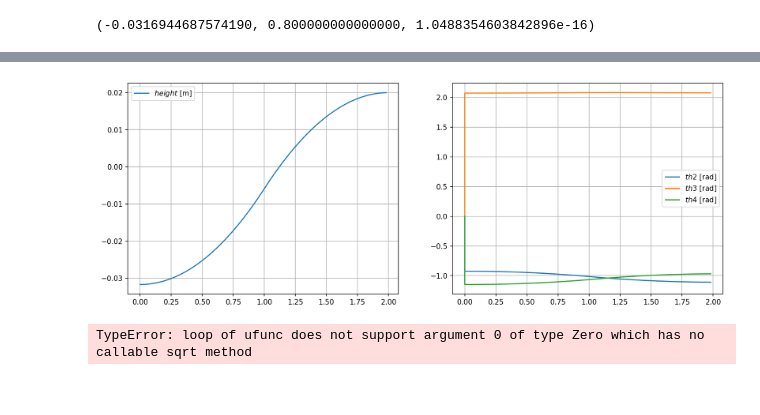
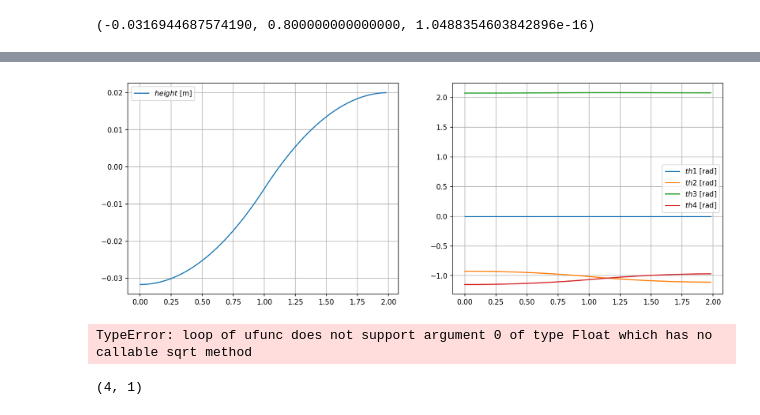
Before and after one commit to ssc166/joint_control, a Jupyter notebook: src/control_1/IK.ipynb, the cells around one changed output, grey strips where cells are left out. Drawn from its saved outputs; the diff is of its cells as text; code cells hidden in the pictures.

```diff
--- a/src/control_1/IK.ipynb
+++ b/src/control_1/IK.ipynb
@@ -88,8 +88,8 @@ def get_deg(h):
     q3 = theta_3-q1-q2
     q4 = -(q2+q3)
 
-    # thetalistd = np.array([q1, q2, q3,q4])
-    return q1, q2, q3, q4, h
+    thetalistd = np.array([q1, q2, q3,q4])
+    return thetalistd, h
 # %%
 def get_end_point(q1, q2, q3, q4):
     m1 = 2.486 + 0.3
@@ -130,14 +130,14 @@ def get_end_point(q1, q2, q3, q4):
     theta_P = np.arctan(float(x_com)/float(z_com))
     return x,z, theta_P
 # %%
-q1, q2, q3, q4, h = get_deg(0.8)
+thetalistd, h = get_deg(0.8)
 # %%
 x,z, theta_P = get_end_point(q1, q2, q3, q4)
 x,z, theta_P
 # %% [output]
 (-0.0316944687574190, 0.800000000000000, 1.0488354603842896e-16)
 # %%
-def horizon_traj(h_cur, horizon_cur, horizon_end):
+def horizon_traj(h_cur, horizon_cur, horizon_end, thetalistd):
     time, traj = utils.Trapezoidal_Traj_Gen_Given_Amax_and_T(1,2,0.03)
     horizon_path = utils.Path_Gen(horizon_cur, horizon_end, traj[:,0])
     m1 = 2.486 + 0.3
@@ -156,9 +156,9 @@ def horizon_traj(h_cur, horizon_cur, horizon_end):
 
     h = h_cur
     q1list = np.array([0])
-    q2list = np.array([0])
-    q3list = np.array([0])
-    q4list = np.array([0])
+    q2list = np.array([thetalistd[1]])
+    q3list = np.array([thetalistd[2]])
+    q4list = np.array([thetalistd[3]])
 
     for i in range(0, len(time)-1):
 
@@ -190,4 +190,4 @@ def horizon_traj(h_cur, horizon_cur, horizon_end):
 
     return q1list, q2list, q3list, q4list
 # %%
-q1list, q2list,q3list, q4list= horizon_traj(h, x, 0.02)
+q1list, q2list,q3list, q4list= horizon_traj(h, x, 0.02, thetalistd)
@@ -194,24 +214,24 @@ q1list, q2list,q3list, q4list= horizon_traj(h, x, 0.02)
 # %%
 time, traj = utils.Trapezoidal_Traj_Gen_Given_Amax_and_T(1,2,0.03)
 height_path = utils.Path_Gen(x, 0.02, traj[:,0])
 
 pl.figure(1, figsize=(15,12), dpi=150)
 pl.subplot(221);
 pl.plot(time, height_path);
 pl.legend([r'$height$ [m]'], loc='best')
 pl.grid()
 
 plt.grid(True, axis='y')
 
 pl.figure(1, figsize=(15,12), dpi=150)
 pl.subplot(222);
-pl.plot(time, q2list, time, q3list, time, q4list );
+pl.plot(time, q1list,time, q2list, time, q3list, time, q4list );
 pl.legend([r'$th1$ [rad]', r'$th2$ [rad]', r'$th3$ [rad]', r'$th4$ [rad]'], loc='best')
 pl.grid()
 
 plt.grid(True, axis='y')
 
 plt.show()
 # %% [output]
-[figure, old version]
+[figure, new version]
 # %%
@@ -307,5 +324,9 @@ def get_torque_traj(q2list, q3list, q4list):
     return torquelist
 # %%
-torquelist = get_torque_traj(q2list, q3list, q4list)
+torquelist = get_torque_traj(q1list, q2list, q3list, q4list)
 # %% [output]
-TypeError: loop of ufunc does not support argument 0 of type Zero which has no callable sqrt method
+TypeError: loop of ufunc does not support argument 0 of type Float which has no callable sqrt method
+# %%
+thetalist.shape
+# %% [output]
+(4, 1)
```
Also changed, not shown: parts of 2 cells of this notebook, 27 other files.
